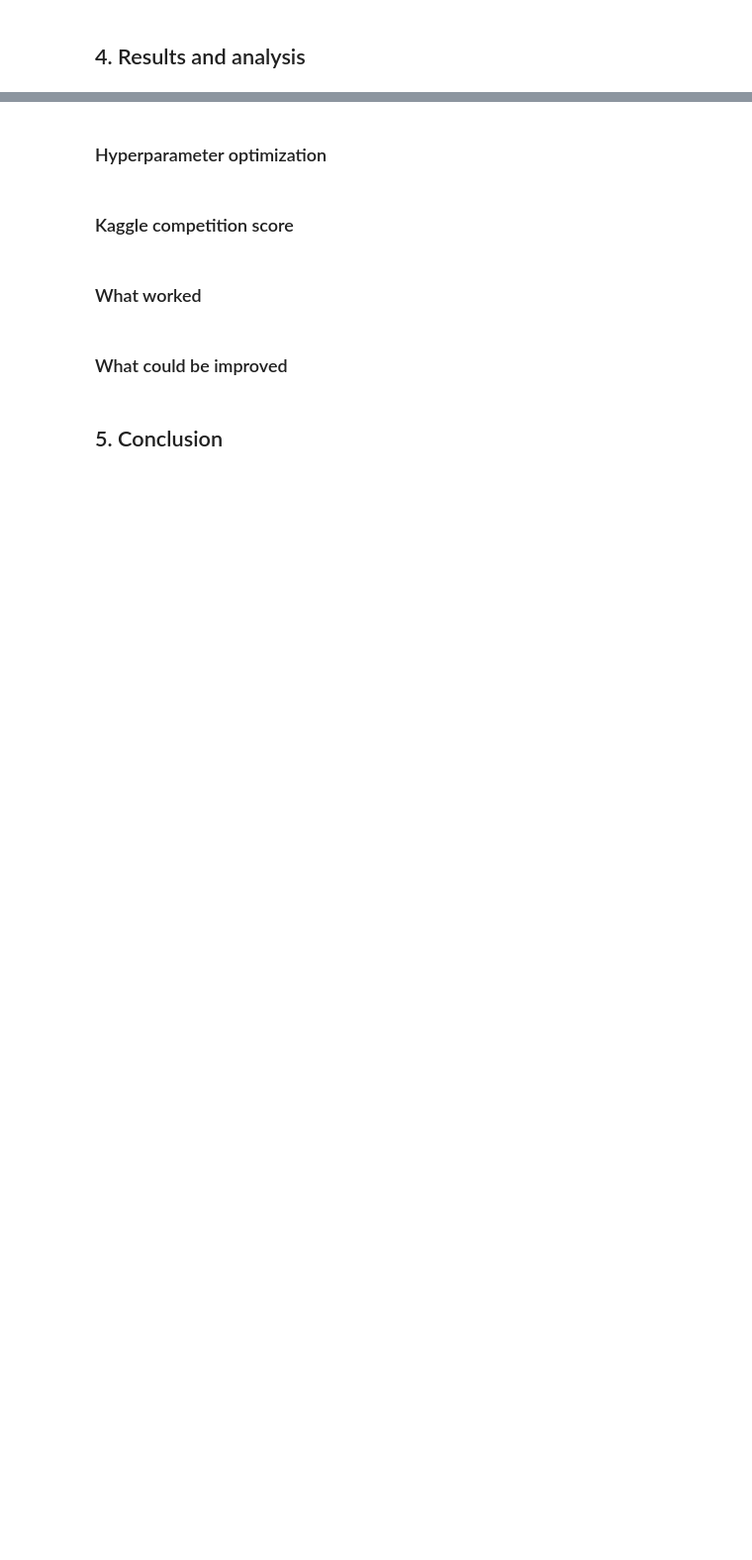
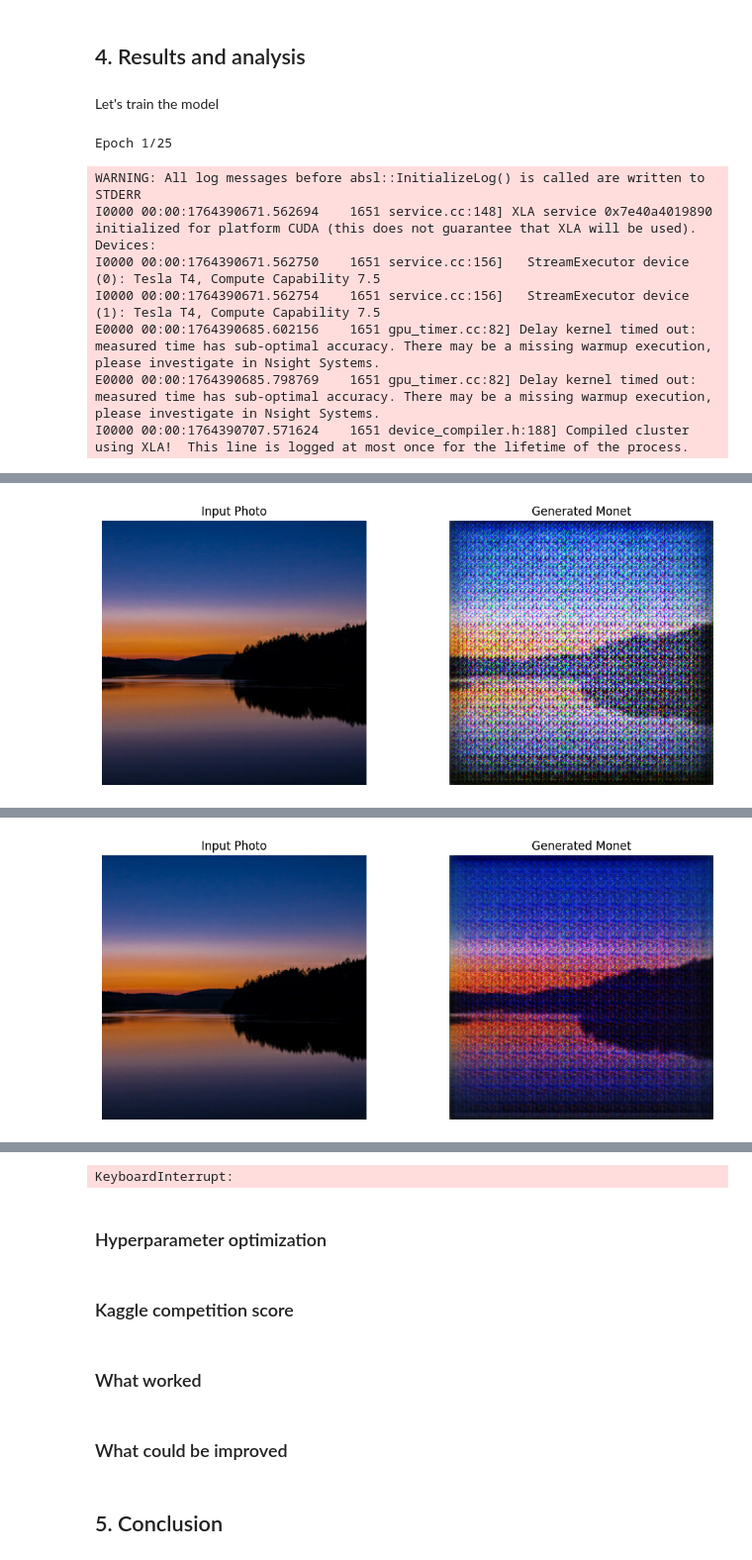
Before and after one commit to apoyando/monet_gan, a Jupyter notebook: monet_gan.ipynb, the cells around one changed output, grey strips where cells are left out. Shown at 99% size. Drawn from its saved outputs; the diff is of its cells as text; code cells hidden in the pictures; blank space fills up the shorter version.

```diff
--- a/monet_gan.ipynb
+++ b/monet_gan.ipynb
@@ -33,2 +530,55 @@ for dirname, _, filenames in os.walk('/kaggle/input'):
 # %% [markdown]
 ## 4. Results and analysis
+# %%
+class GANWatcher(tf.keras.callbacks.Callback):
+    def __init__(self, num_img=1):
+        self.num_img = num_img
+        # Select a consistent sample from photo_ds for visualization
+        self.test_photo = next(iter(photo_ds.take(1)))
+
+    def on_epoch_end(self, epoch, logs=None):
+        # p_gen is the photo generator (Photo -> Monet)
+        prediction = self.model.p_gen(self.test_photo)
+
+        # Scale from [-1, 1] to [0, 1]
+        prediction = (prediction * 0.5) + 0.5
+        input_photo = (self.test_photo * 0.5) + 0.5
+
+        plt.figure(figsize=(12, 5))
+
+        for i in range(self.num_img):
+            plt.subplot(1, 2, 1)
+            plt.imshow(input_photo[i])
+            plt.title("Input Photo")
+            plt.axis("off")
+
+            plt.subplot(1, 2, 2)
+            plt.imshow(prediction[i])
+            plt.title("Generated Monet")
+            plt.axis("off")
+
+        plt.show()
+        plt.close()
+
+# Instantiate the callback
+plotter = GANWatcher()
+
+# Zip the datasets
+final_dataset = tf.data.Dataset.zip((monet_ds, photo_ds))
+# %% [markdown]
+Let's train the model
+# %%
+cycle_gan_model.fit(
+    final_dataset,
+    epochs=25,
+    callbacks=[plotter]
+)
+# %% [output]
+Epoch 1/25
+WARNING: All log messages before absl::InitializeLog() is called are written to STDERR
+I0000 00:00:1764390671.562694    1651 service.cc:148] XLA service 0x7e40a4019890 initialized for platform CUDA (this does not guarantee that XLA will be used). Devices:
+I0000 00:00:1764390671.562750    1651 service.cc:156]   StreamExecutor device (0): Tesla T4, Compute Capability 7.5
+I0000 00:00:1764390671.562754    1651 service.cc:156]   StreamExecutor device (1): Tesla T4, Compute Capability 7.5
+E0000 00:00:1764390685.602156    1651 gpu_timer.cc:82] Delay kernel timed out: measured time has sub-optimal accuracy. There may be a missing warmup execution, please investigate in Nsight Systems.
+E0000 00:00:1764390685.798769    1651 gpu_timer.cc:82] Delay kernel timed out: measured time has sub-optimal accuracy. There may be a missing warmup execution, please investigate in Nsight Systems.
+I0000 00:00:1764390707.571624    1651 device_compiler.h:188] Compiled cluster using XLA!  This line is logged at most once for the lifetime of the process.
@@ -34,0 +586 @@ for dirname, _, filenames in os.walk('/kaggle/input'):
+[figure, added]
@@ -34,0 +590 @@ for dirname, _, filenames in os.walk('/kaggle/input'):
+[figure, added]
@@ -34,0 +594 @@ for dirname, _, filenames in os.walk('/kaggle/input'):
+KeyboardInterrupt:
```
Also changed, not shown: parts of 25 cells of this notebook.
